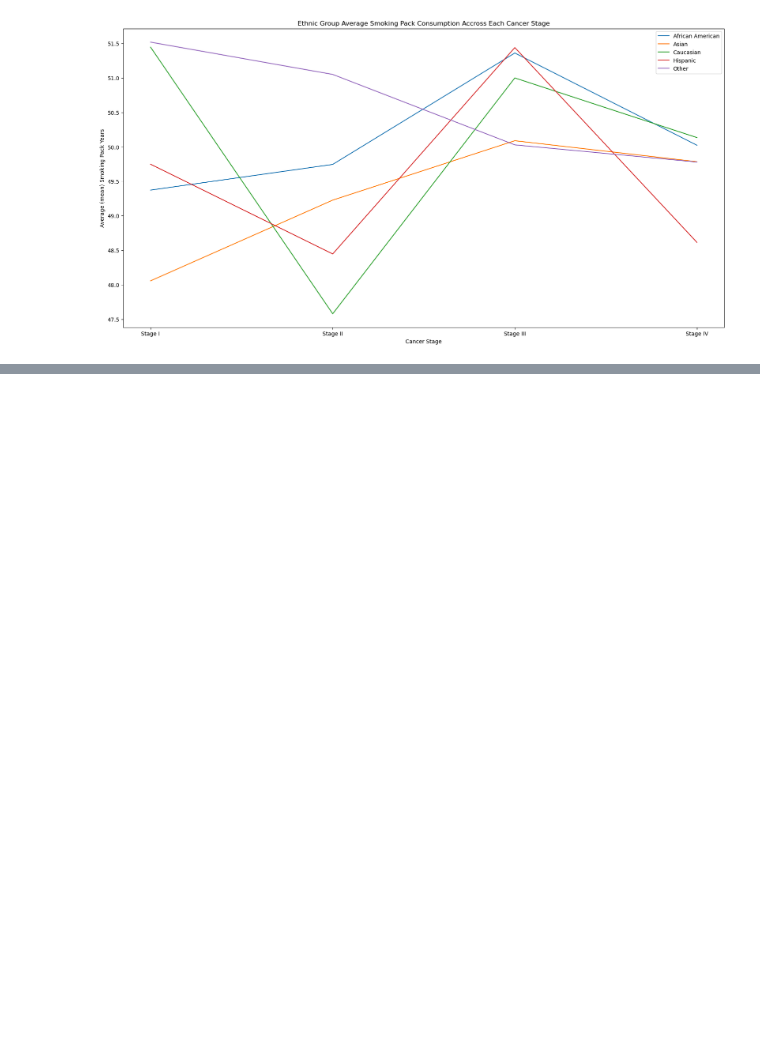
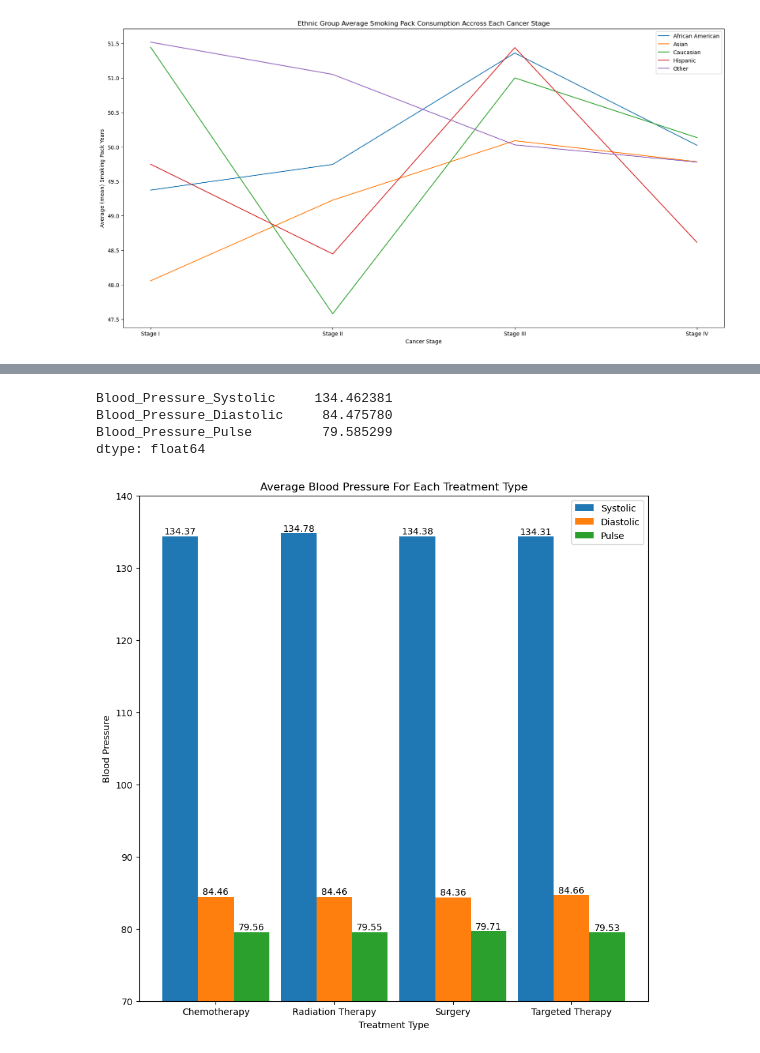
Before and after one commit to RalleyD/COM731-Assessment, a Jupyter notebook: analyse_cancer_data.ipynb, the cells around one changed output, grey strips where cells are left out. Saved outputs shown, nothing was run; the diff lists cells and outputs as text; code cells hidden in the pictures; blank space fills up the shorter version.

```diff
--- a/analyse_cancer_data.ipynb
+++ b/analyse_cancer_data.ipynb
@@ -462,0 +466,35 @@ plt.show()
+# %%
+treatment_blood_press_df = lung_cancer_df.loc[:, ['Treatment', 'Blood_Pressure_Systolic', 'Blood_Pressure_Diastolic', 'Blood_Pressure_Pulse']]
+
+treatment_blood_press = treatment_blood_press_df.groupby('Treatment')[['Blood_Pressure_Systolic', 'Blood_Pressure_Diastolic', 'Blood_Pressure_Pulse']].mean()
+
+x_treatment = treatment_blood_press.index.to_list()
+# in order to divide a bar into three, a numpy array is required to offset the bar
+x_axis = np.arange(len(x_treatment))
+
+y_systolic = treatment_blood_press.Blood_Pressure_Systolic.to_list()
+y_diastolic = treatment_blood_press.Blood_Pressure_Diastolic.to_list()
+y_pulse = treatment_blood_press.Blood_Pressure_Pulse.to_list()
+
+fig = plt.figure(figsize=(10,10))
+
+blood_pressure_bars = []
+blood_pressure_bars.append(plt.bar(x_axis-0.3, y_systolic, width=0.3, label='Systolic'))
+blood_pressure_bars.append(plt.bar(x_axis, y_diastolic, width=0.3, label='Diastolic'))
+blood_pressure_bars.append(plt.bar(x_axis+0.3, y_pulse, width=0.3, label="Pulse"))
+
+for bar in blood_pressure_bars:
+    plt.bar_label(bar, fmt="%.2f")
+plt.xticks(x_axis, x_treatment)
+plt.xlabel("Treatment Type")
+plt.ylabel("Blood Pressure")
+plt.ylim((70,140))
+plt.legend()
+plt.title("Average Blood Pressure For Each Treatment Type")
+plt.show()
+# %% [output]
+Blood_Pressure_Systolic     134.462381
+Blood_Pressure_Diastolic     84.475780
+Blood_Pressure_Pulse         79.585299
+dtype: float64
+[figure, added]
```
Also changed, not shown: parts of 2 cells of this notebook.
